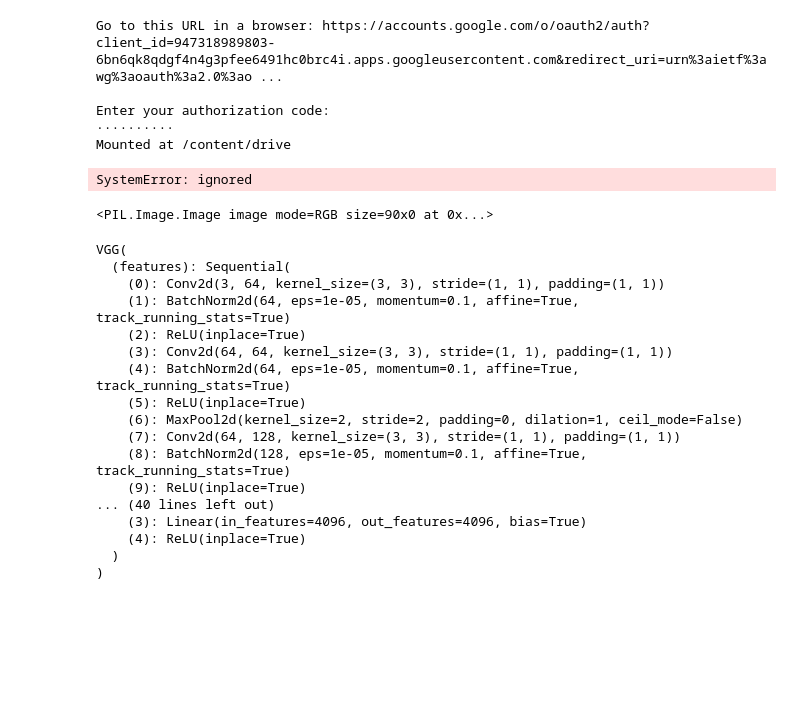
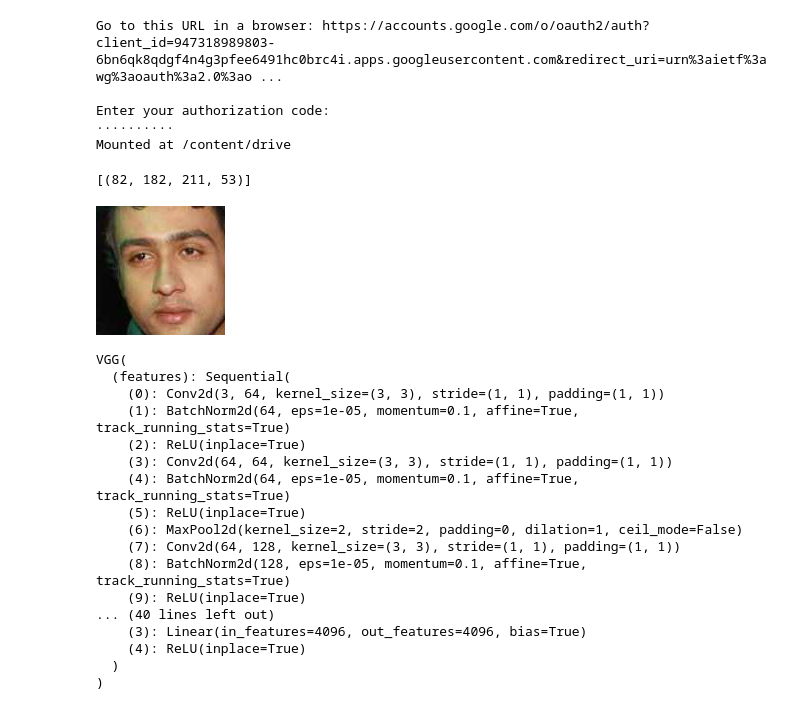
Before and after one commit to antoniomuso/speech2face, a Jupyter notebook: Decoder.ipynb, the cells around one changed output. Cells and saved outputs as stored; diff of their text form; code cells hidden in the pictures; blank space fills up the shorter version.

```diff
--- a/Decoder.ipynb
+++ b/Decoder.ipynb
@@ -46,14 +46,15 @@ Mounted at /content/drive
 # Training Set
 # ! wget -x --load-cookies "/content/drive/My Drive/Speech2Face/cookies.txt" -O "/content/drive/My Drive/Speech2Face/vggface2_test.tar.gz" http://zeus.robots.ox.ac.uk/vgg_face2/get_file?fname=vggface2_test.tar.gz
 # %%
-img = face_recognition.load_image_file("/content/drive/My Drive/Speech2Face/data_test/test/n000001/0001_01.jpg")
-face = face_recognition.face_locations(img)
+img = face_recognition.load_image_file("/content/drive/My Drive/Speech2Face/data_test/test/n000078/0002_02.jpg")
+faceLoc = face_recognition.face_locations(img)
 
-newImg = Image.fromarray(img)
-newImg.crop(face[0])
+x,y1,x1,y = faceLoc[0]
+img = img[x:x1,y:y1]
+Image.fromarray(img)
 # %% [output]
-SystemError: ignored
+[(82, 182, 211, 53)]
-<PIL.Image.Image image mode=RGB size=90x0 at 0x...>
+[figure, added]
 # %%
 # Initialize vgg with 11 layers
 vgg = models.vgg16_bn(pretrained=True, progress=True)
```
Also changed, not shown: parts of 1 cell of this notebook.
